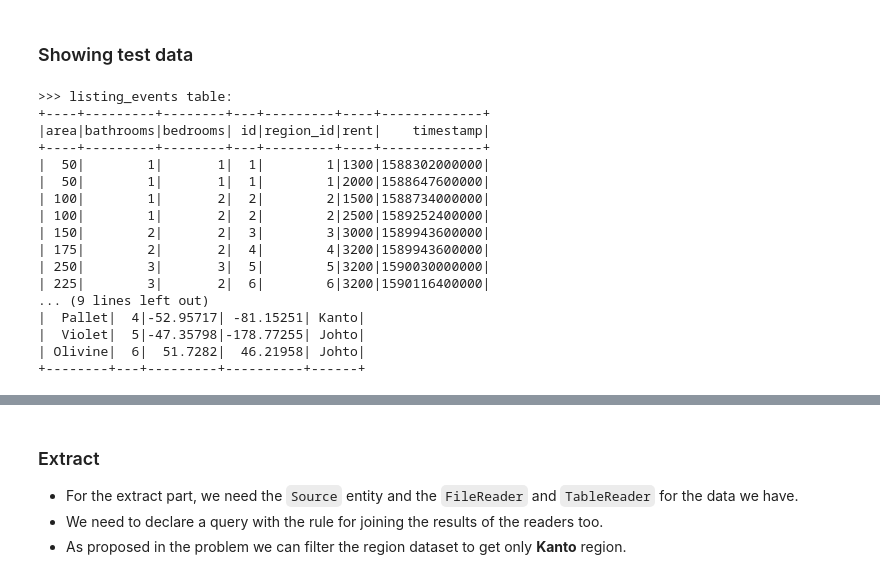
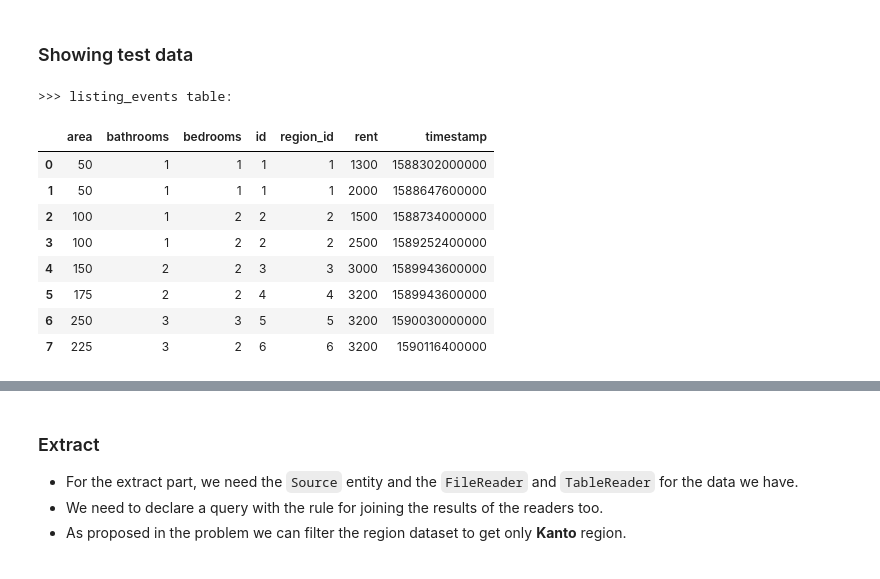
Before and after one commit to quintoandar/butterfree, a Jupyter notebook: examples/simple_feature_set/simple_feature_set.ipynb, the cells around one changed output, grey strips where cells are left out. Cells and saved outputs as stored; diff of their text form; code cells hidden in the pictures.

```diff
--- a/examples/simple_feature_set/simple_feature_set.ipynb
+++ b/examples/simple_feature_set/simple_feature_set.ipynb
@@ -102,27 +108,17 @@ os.chdir(path)
 # %%
 listing_evengs_df = spark.read.json("listing_events.json")
 listing_evengs_df.createOrReplaceTempView("listing_events")  # creating listing_events table
 
 print(">>> listing_events table:")
-listing_evengs_df.show()
-
-print(">>> region.json file:")
-spark.read.json("region.json").show()
+listing_evengs_df.toPandas()
 # %% [output]
 >>> listing_events table:
-+----+---------+--------+---+---------+----+-------------+
-|area|bathrooms|bedrooms| id|region_id|rent|    timestamp|
-+----+---------+--------+---+---------+----+-------------+
-|  50|        1|       1|  1|        1|1300|1588302000000|
-|  50|        1|       1|  1|        1|2000|1588647600000|
-| 100|        1|       2|  2|        2|1500|1588734000000|
-| 100|        1|       2|  2|        2|2500|1589252400000|
-| 150|        2|       2|  3|        3|3000|1589943600000|
-| 175|        2|       2|  4|        4|3200|1589943600000|
-| 250|        3|       3|  5|        5|3200|1590030000000|
-| 225|        3|       2|  6|        6|3200|1590116400000|
-... (9 lines left out)
-|  Pallet|  4|-52.95717| -81.15251| Kanto|
-|  Violet|  5|-47.35798|-178.77255| Johto|
-| Olivine|  6|  51.7282|  46.21958| Johto|
-+--------+---+---------+----------+------+
+|  | area | bathrooms | bedrooms | id | region_id | rent | timestamp |
+| 0 | 50 | 1 | 1 | 1 | 1 | 1300 | 1588302000000 |
+| 1 | 50 | 1 | 1 | 1 | 1 | 2000 | 1588647600000 |
+| 2 | 100 | 1 | 2 | 2 | 2 | 1500 | 1588734000000 |
+| 3 | 100 | 1 | 2 | 2 | 2 | 2500 | 1589252400000 |
+| 4 | 150 | 2 | 2 | 3 | 3 | 3000 | 1589943600000 |
+| 5 | 175 | 2 | 2 | 4 | 4 | 3200 | 1589943600000 |
+| 6 | 250 | 3 | 3 | 5 | 5 | 3200 | 1590030000000 |
+| 7 | 225 | 3 | 2 | 6 | 6 | 3200 | 1590116400000 |
```
Also changed, not shown: parts of 10 cells of this notebook.
